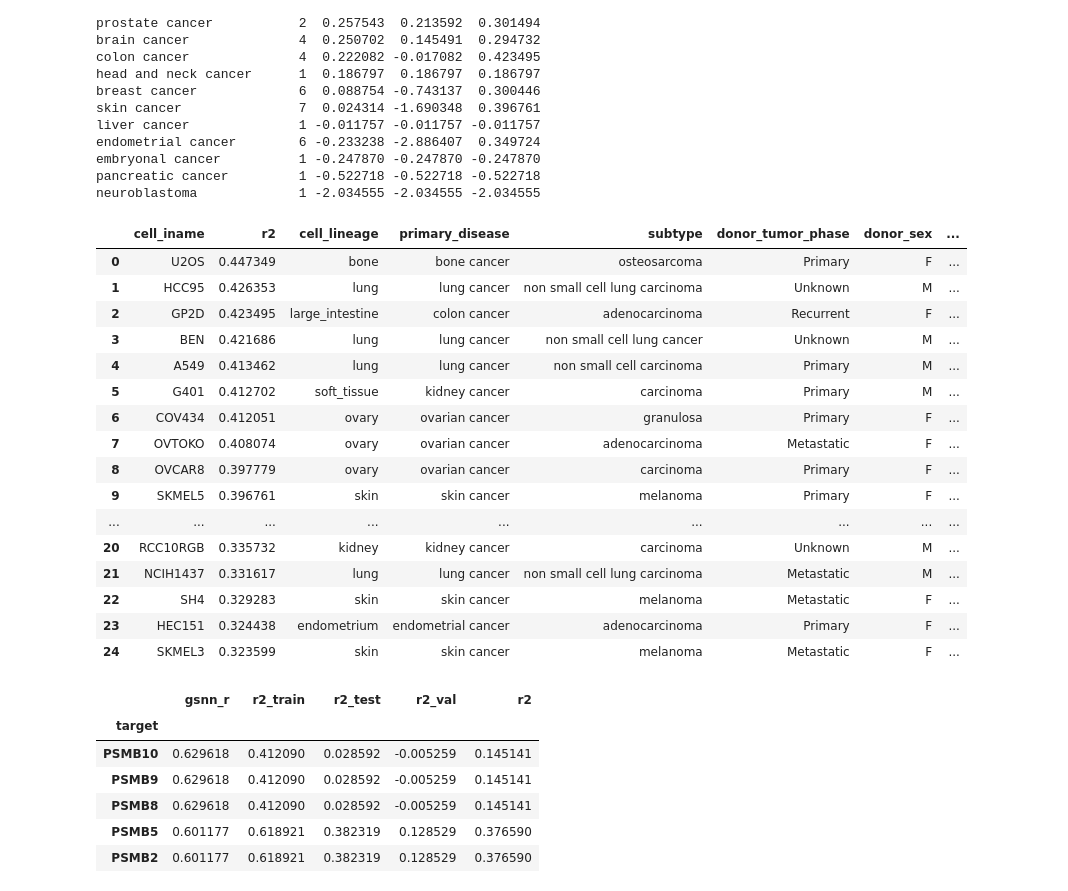
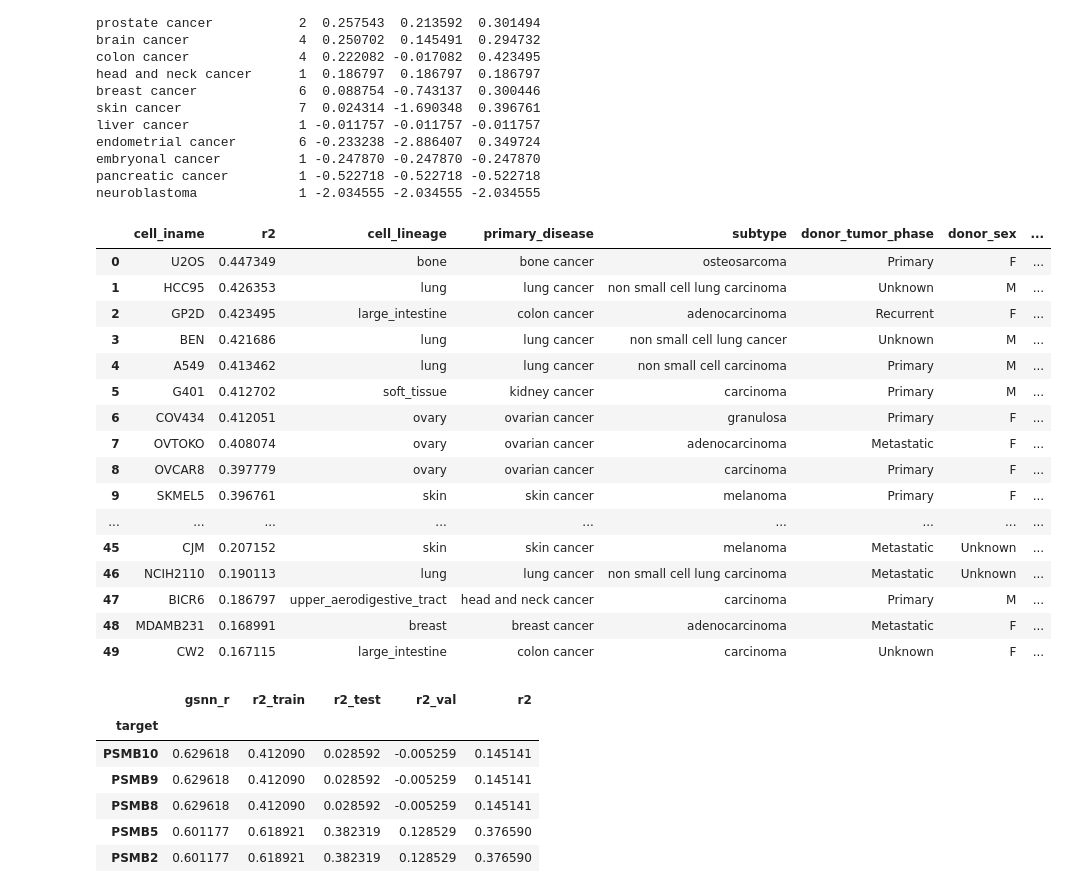
Before and after one commit to nathanieljevans/GSNN, a Jupyter notebook: notebooks/_prioritization.ipynb, the cells around one changed output. Cells and saved outputs as stored; diff of their text form; code cells hidden in the pictures.

```diff
--- a/notebooks/_prioritization.ipynb
+++ b/notebooks/_prioritization.ipynb
@@ -119,25 +116,25 @@ embryonal cancer          1 -0.247870 -0.247870 -0.247870
 pancreatic cancer         1 -0.522718 -0.522718 -0.522718
 neuroblastoma             1 -2.034555 -2.034555 -2.034555
 # %%
-cell_perf.head(25)
+cell_perf.head(50)
 # %% [output]
 |  | cell_iname | r2 | cell_lineage | primary_disease | subtype | donor_tumor_phase | donor_sex | ... |
 | 0 | U2OS | 0.447349 | bone | bone cancer | osteosarcoma | Primary | F | ... |
 | 1 | HCC95 | 0.426353 | lung | lung cancer | non small cell lung carcinoma | Unknown | M | ... |
 | 2 | GP2D | 0.423495 | large_intestine | colon cancer | adenocarcinoma | Recurrent | F | ... |
 | 3 | BEN | 0.421686 | lung | lung cancer | non small cell lung cancer | Unknown | M | ... |
 | 4 | A549 | 0.413462 | lung | lung cancer | non small cell carcinoma | Primary | M | ... |
 | 5 | G401 | 0.412702 | soft_tissue | kidney cancer | carcinoma | Primary | M | ... |
 | 6 | COV434 | 0.412051 | ovary | ovarian cancer | granulosa | Primary | F | ... |
 | 7 | OVTOKO | 0.408074 | ovary | ovarian cancer | adenocarcinoma | Metastatic | F | ... |
 | 8 | OVCAR8 | 0.397779 | ovary | ovarian cancer | carcinoma | Primary | F | ... |
 | 9 | SKMEL5 | 0.396761 | skin | skin cancer | melanoma | Primary | F | ... |
 | ... | ... | ... | ... | ... | ... | ... | ... | ... |
-| 20 | RCC10RGB | 0.335732 | kidney | kidney cancer | carcinoma | Unknown | M | ... |
-| 21 | NCIH1437 | 0.331617 | lung | lung cancer | non small cell lung carcinoma | Metastatic | M | ... |
-| 22 | SH4 | 0.329283 | skin | skin cancer | melanoma | Metastatic | F | ... |
-| 23 | HEC151 | 0.324438 | endometrium | endometrial cancer | adenocarcinoma | Primary | F | ... |
-| 24 | SKMEL3 | 0.323599 | skin | skin cancer | melanoma | Metastatic | F | ... |
+| 45 | CJM | 0.207152 | skin | skin cancer | melanoma | Metastatic | Unknown | ... |
+| 46 | NCIH2110 | 0.190113 | lung | lung cancer | non small cell lung carcinoma | Metastatic | Unknown | ... |
+| 47 | BICR6 | 0.186797 | upper_aerodigestive_tract | head and neck cancer | carcinoma | Primary | M | ... |
+| 48 | MDAMB231 | 0.168991 | breast | breast cancer | adenocarcinoma | Metastatic | F | ... |
+| 49 | CW2 | 0.167115 | large_intestine | colon cancer | carcinoma | Unknown | F | ... |
 # %%
 drug_perf = pd.read_csv('../output/exp1-na/GSNN1/93e89891-a363-44fa-9bd9-8ea067b04130/ViabPredictorDrugPerf.csv').drop('Unnamed: 0', axis=1)
 drug_perf = drug_perf.assign(r2 = lambda x: (x.r2_train + x.r2_test + x.r2_val)/3).sort_values(by='r2', ascending=False)
```
Also changed, not shown: parts of 22 cells of this notebook, 3 other files.
